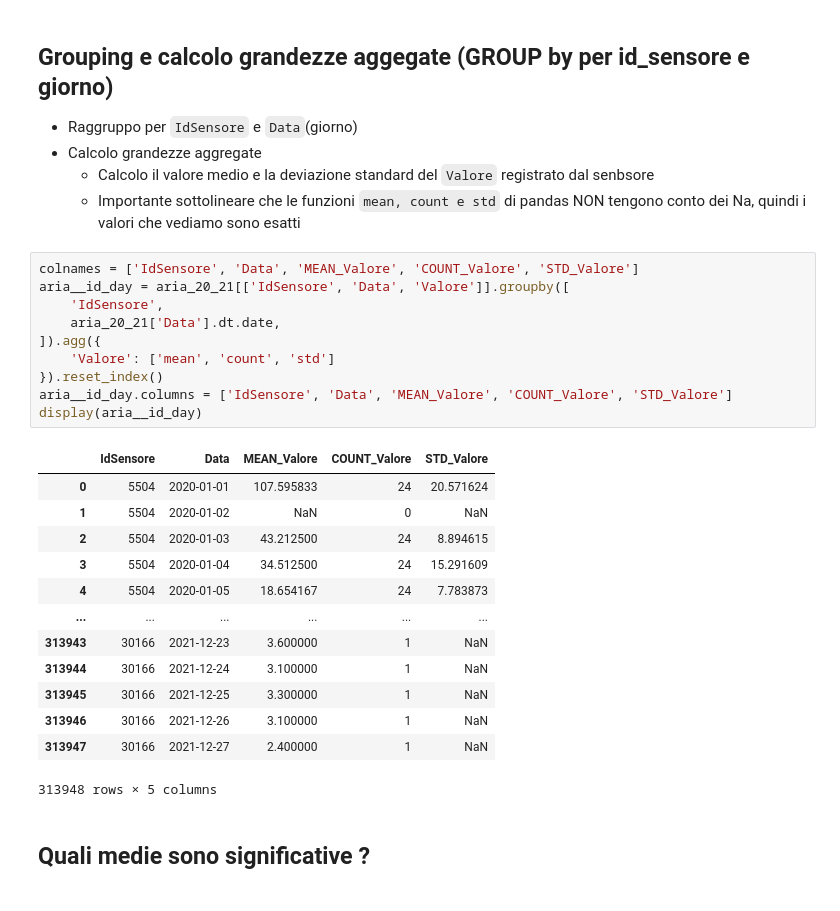
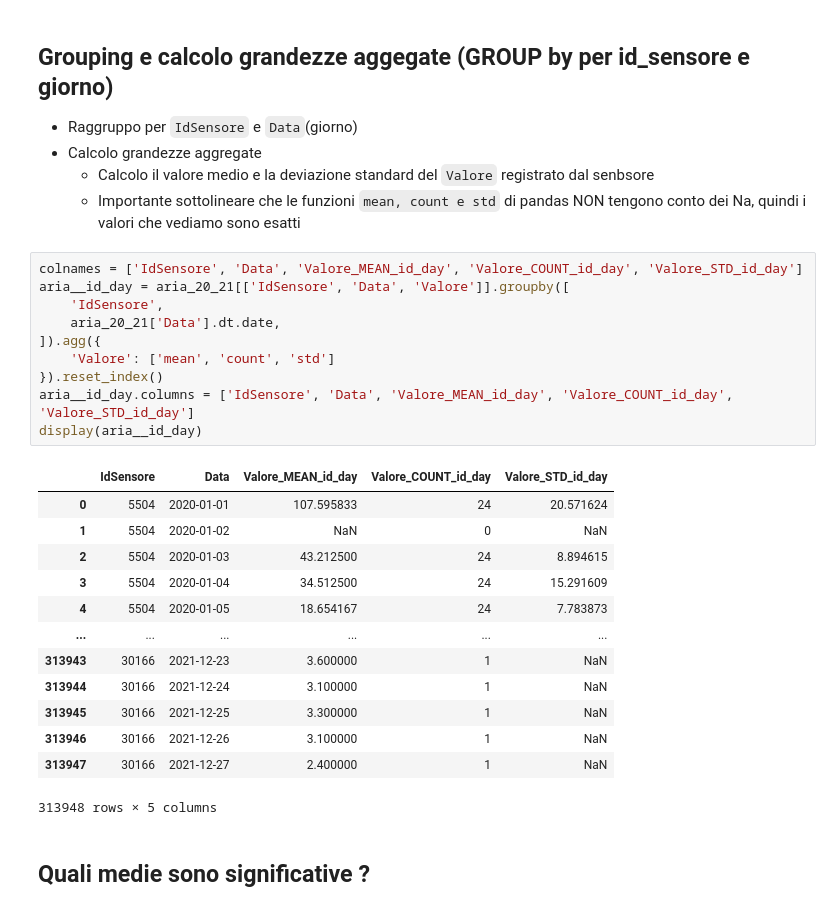
Before and after one commit to giocoal/air-quality-milano-interactive-data-visualization-tableau, a Jupyter notebook: Data_Visualization_project_21_22.ipynb, the cells around one changed output. Cells and saved outputs as stored; diff of their text form.

```diff
--- a/Data_Visualization_project_21_22.ipynb
+++ b/Data_Visualization_project_21_22.ipynb
@@ -389,17 +423,17 @@ aria_20_21.reset_index(drop=True, inplace=True)
     - Calcolo il valore medio e la deviazione standard del `Valore` registrato dal senbsore
     - Importante sottolineare che le funzioni `mean, count e std` di pandas NON tengono conto dei Na, quindi i valori che vediamo sono esatti
 # %%
-colnames = ['IdSensore', 'Data', 'MEAN_Valore', 'COUNT_Valore', 'STD_Valore']
+colnames = ['IdSensore', 'Data', 'Valore_MEAN_id_day', 'Valore_COUNT_id_day', 'Valore_STD_id_day']
 aria__id_day = aria_20_21[['IdSensore', 'Data', 'Valore']].groupby([
     'IdSensore',
     aria_20_21['Data'].dt.date,
 ]).agg({
     'Valore': ['mean', 'count', 'std']
 }).reset_index()
-aria__id_day.columns = ['IdSensore', 'Data', 'MEAN_Valore', 'COUNT_Valore', 'STD_Valore']
+aria__id_day.columns = ['IdSensore', 'Data', 'Valore_MEAN_id_day', 'Valore_COUNT_id_day', 'Valore_STD_id_day']
 display(aria__id_day)
 # %% [output]
-|  | IdSensore | Data | MEAN_Valore | COUNT_Valore | STD_Valore |
+|  | IdSensore | Data | Valore_MEAN_id_day | Valore_COUNT_id_day | Valore_STD_id_day |
 | 0 | 5504 | 2020-01-01 | 107.595833 | 24 | 20.571624 |
 | 1 | 5504 | 2020-01-02 | NaN | 0 | NaN |
 | 2 | 5504 | 2020-01-03 | 43.212500 | 24 | 8.894615 |
```
Also changed, not shown: parts of 39 cells of this notebook.
